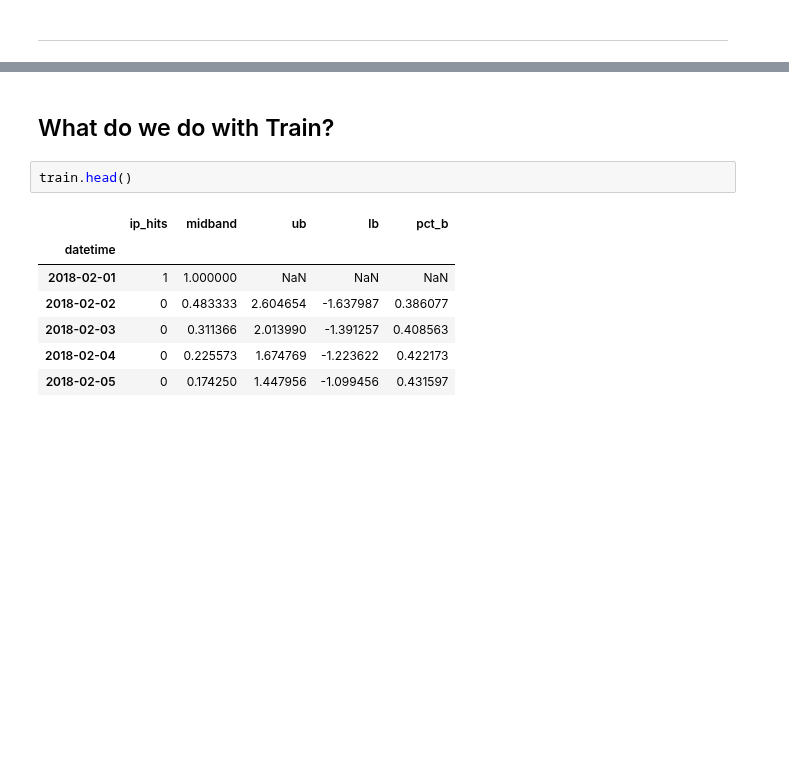
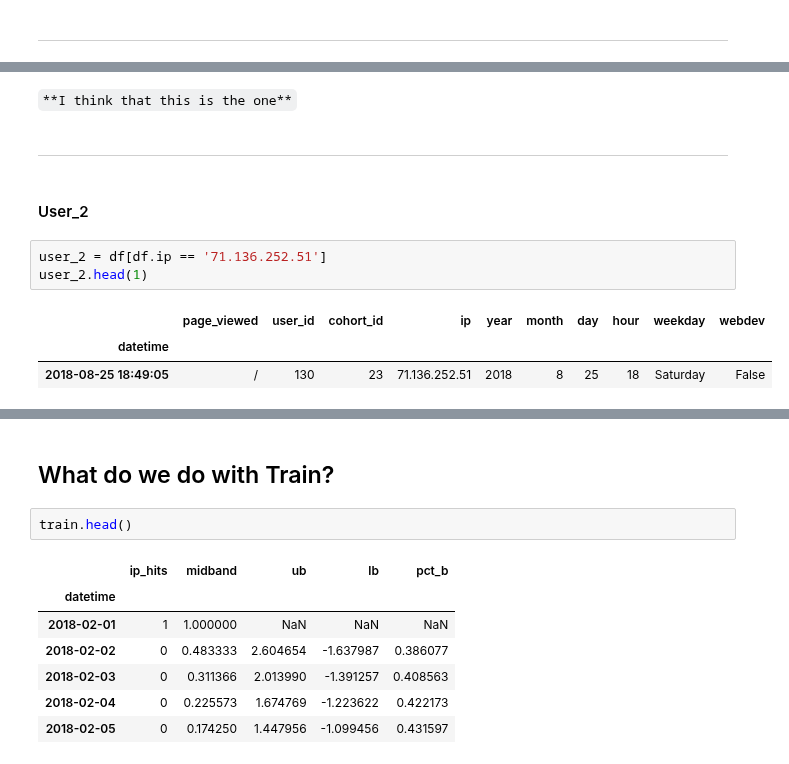
Before and after one commit to CSolitaire/anomaly-detection-exercises, a Jupyter notebook: time_series_anomaly_detection.ipynb, the cells around one changed output, grey strips where cells are left out. Cells and saved outputs as stored; diff of their text form; blank space fills up the shorter version.

```diff
--- a/time_series_anomaly_detection.ipynb
+++ b/time_series_anomaly_detection.ipynb
@@ -1414,0 +1446,13 @@ sat
+# %% [markdown]
+`**I think that this is the one**`
+# %% [markdown]
+***
+# %% [markdown]
+#### User_2
+# %%
+user_2 = df[df.ip == '71.136.252.51']
+user_2.head(1)
+# %% [output]
+|  | page_viewed | user_id | cohort_id | ip | year | month | day | hour | weekday | webdev |
+| datetime |  |  |  |  |  |  |  |  |  |  |
+| 2018-08-25 18:49:05 | / | 130 | 23 | 71.136.252.51 | 2018 | 8 | 25 | 18 | Saturday | False |
```
Also changed, not shown: parts of 34 cells of this notebook.
